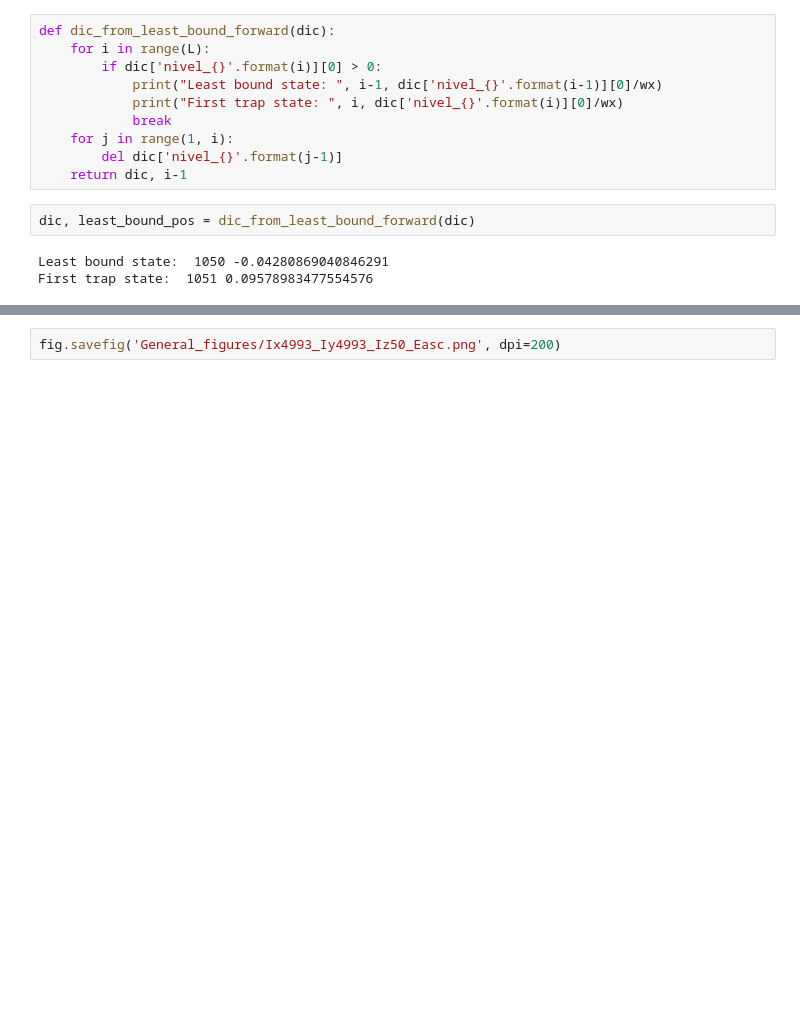
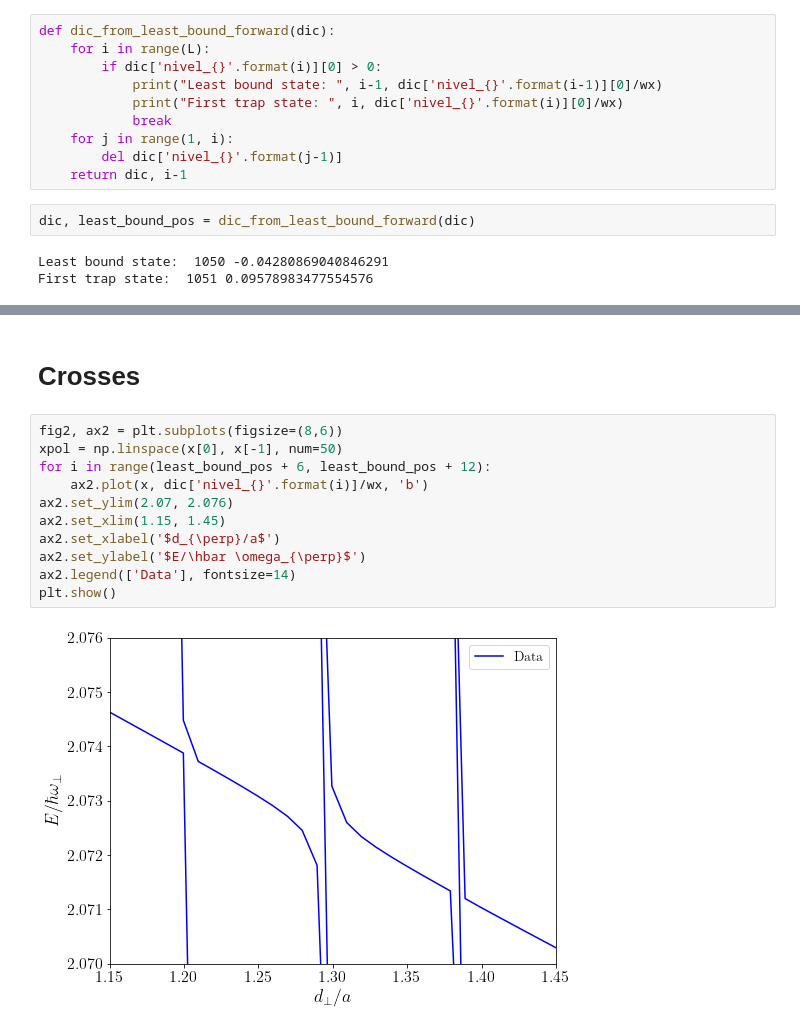
Before and after one commit to TsspGit/Ultracold_Atoms_src, a Jupyter notebook: 1D_Energies_Analysis_4993_4993_50.ipynb, the cells around one changed output, grey strips where cells are left out. Saved outputs shown, nothing was run; the diff lists cells and outputs as text; blank space fills up the shorter version.

```diff
--- a/1D_Energies_Analysis_4993_4993_50.ipynb
+++ b/1D_Energies_Analysis_4993_4993_50.ipynb
@@ -94,2 +96,15 @@ Text(0, 0.5, '$E/\\hbar \\omega_{\\perp}$')
-# %%
-fig.savefig('General_figures/Ix4993_Iy4993_Iz50_Easc.png', dpi=200)
+# %% [markdown]
+# Crosses
+# %%
+fig2, ax2 = plt.subplots(figsize=(8,6))
+xpol = np.linspace(x[0], x[-1], num=50)
+for i in range(least_bound_pos + 6, least_bound_pos + 12):
+    ax2.plot(x, dic['nivel_{}'.format(i)]/wx, 'b')
+ax2.set_ylim(2.07, 2.076)
+ax2.set_xlim(1.15, 1.45)
+ax2.set_xlabel('$d_{\perp}/a$')
+ax2.set_ylabel('$E/\hbar \omega_{\perp}$')
+ax2.legend(['Data'], fontsize=14)
+plt.show()
+# %% [output]
+[figure, added]
```
Also changed, not shown: parts of 3 cells of this notebook, 7 other files.
